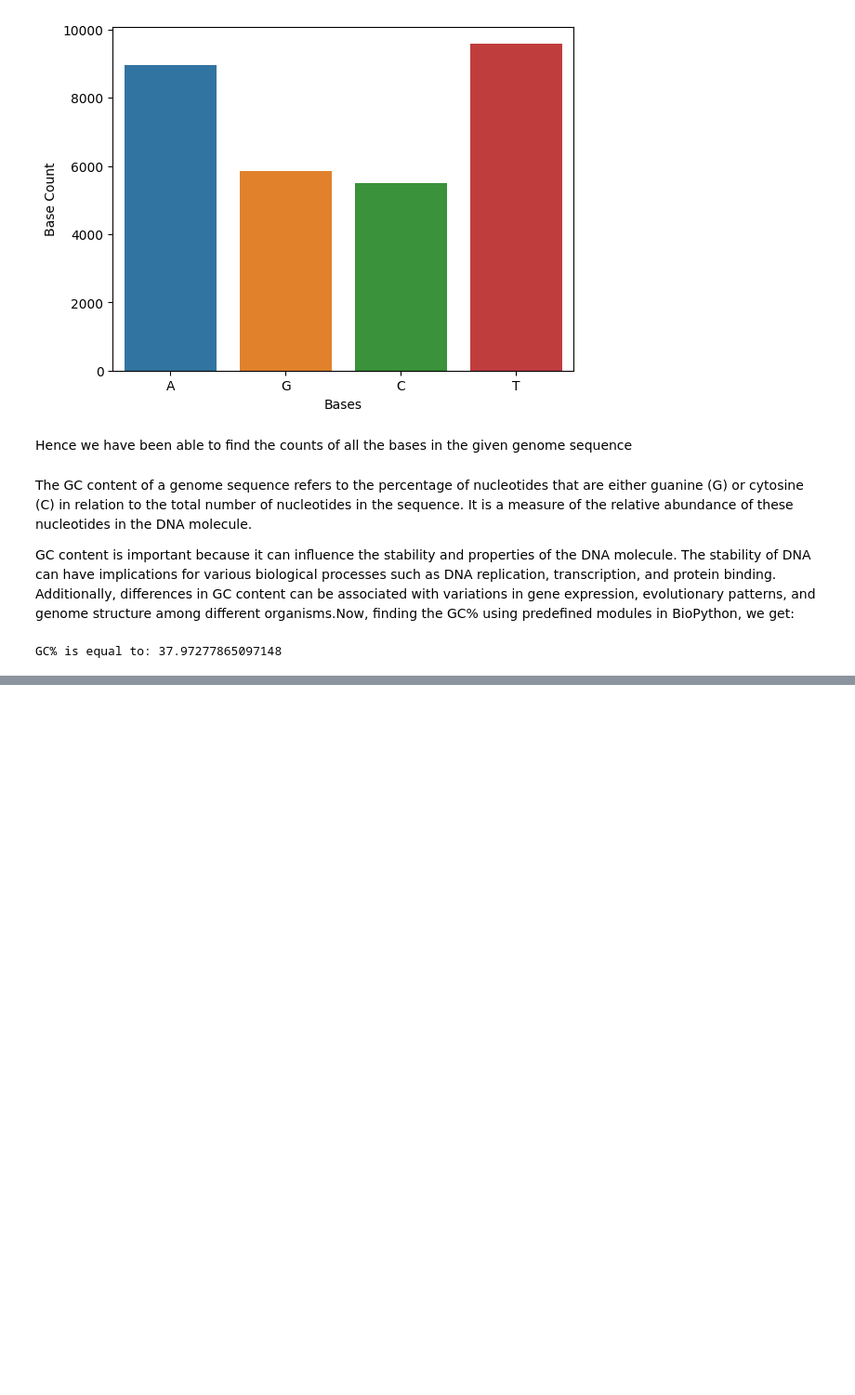
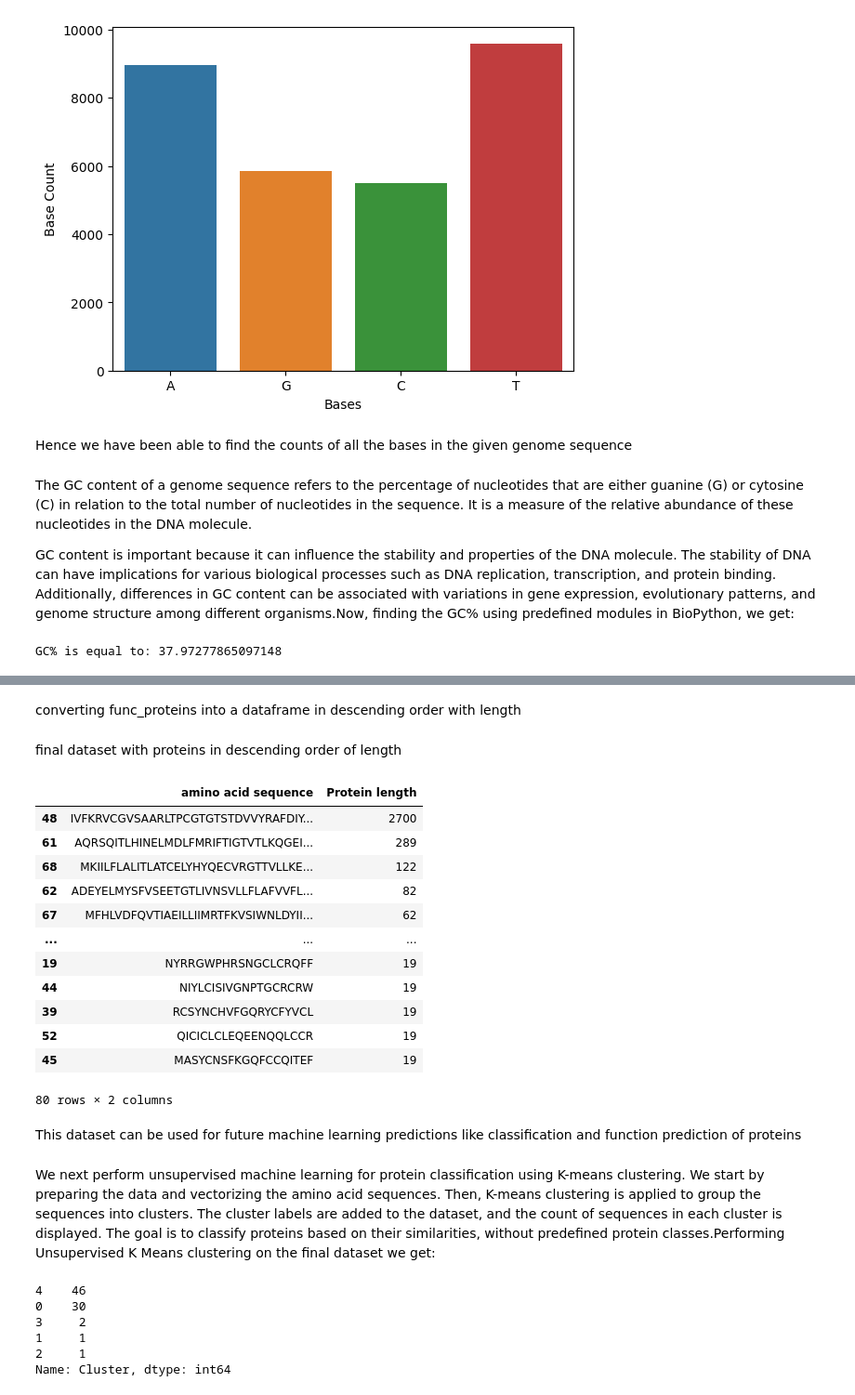
Before and after one commit to ArunMunagala7/kaggle-projects, a Jupyter notebook: protein-transcription-translation-using-biopython.ipynb, the cells around one changed output, grey strips where cells are left out. Shown at 93% size. Cells and saved outputs as stored; diff of their text form; code cells hidden in the pictures; blank space fills up the shorter version.

Commit message:
Kaggle Notebook | Protein transcription,translation using biopython | Version 2

```diff
--- a/protein-transcription-translation-using-biopython.ipynb
+++ b/protein-transcription-translation-using-biopython.ipynb
@@ -123,0 +176,3 @@ GC% is equal to: 37.97277865097148
+# %%
+func_proteins = covid19_pro.split('*')#since * is the end codon
+print(f"We have {len(func_proteins)} functional proteins in the covid 19 genome")
@@ -123,0 +185,4 @@ GC% is equal to: 37.97277865097148
+# %%
+for i in func_proteins[:]:
+    if len(i) < 20:
+        func_proteins.remove(i)
@@ -123,0 +217,62 @@ GC% is equal to: 37.97277865097148
+# %% [markdown]
+converting func_proteins into a dataframe in descending order with length
+# %%
+proteinas=pd.DataFrame(func_proteins)
+proteinas['amino acid sequence'] = proteinas[0].apply(str)
+proteinas['Protein length'] = proteinas[0].apply(len)
+proteinas.rename(columns={0: "sequence"}, inplace=True)
+pro=proteinas.drop('sequence', axis=1)
+pro_= pro.sort_values(by=['Protein length'], ascending=False)
+# %%
+pro_['amino acid sequence'] = pro.iloc[:, 1:2701].apply(lambda x: ''.join(filter(lambda y: y is not None, x)), axis=1)
+pro_= pro_.drop(pro.columns[0:2700], axis=1)
+pro_['Protein length'] = pro_['amino acid sequence'].str.len()
+pro_ = pro_.sort_values('Protein length', ascending=False)
+# %% [markdown]
+final dataset with proteins in descending order of length
+# %%
+pro_
+# %% [output]
+|  | amino acid sequence | Protein length |
+| 48 | IVFKRVCGVSAARLTPCGTGTSTDVVYRAFDIY... | 2700 |
+| 61 | AQRSQITLHINELMDLFMRIFTIGTVTLKQGEI... | 289 |
+| 68 | MKIILFLALITLATCELYHYQECVRGTTVLLKE... | 122 |
+| 62 | ADEYELMYSFVSEETGTLIVNSVLLFLAFVVFL... | 82 |
+| 67 | MFHLVDFQVTIAEILLIIMRTFKVSIWNLDYII... | 62 |
+| ... | ... | ... |
+| 19 | NYRRGWPHRSNGCLCRQFF | 19 |
+| 44 | NIYLCISIVGNPTGCRCRW | 19 |
+| 39 | RCSYNCHVFGQRYCFYVCL | 19 |
+| 52 | QICICLCLEQEENQQLCCR | 19 |
+| 45 | MASYCNSFKGQFCCQITEF | 19 |
+80 rows × 2 columns
+# %% [markdown]
+This dataset can be used for future machine learning predictions like classification and function prediction of proteins
+# %% [markdown]
+We next perform unsupervised machine learning for protein classification using K-means clustering. We start by preparing the data and vectorizing the amino acid sequences. Then, K-means clustering is applied to group the sequences into clusters. The cluster labels are added to the dataset, and the count of sequences in each cluster is displayed. The goal is to classify proteins based on their similarities, without predefined protein classes.Performing Unsupervised K Means clustering on the final dataset we get:
+# %%
+import pandas as pd
+from sklearn.feature_extraction.text import CountVectorizer
+from sklearn.cluster import KMeans
+
+# Prepare the data
+X = pro_['amino acid sequence']
+
+# Vectorize the sequences using CountVectorizer
+vectorizer = CountVectorizer(analyzer='char')
+X_encoded = vectorizer.fit_transform(X)
+
+# Perform K-means clustering
+k = 5  # Number of clusters
+kmeans = KMeans(n_clusters=k, random_state=42)
+kmeans.fit(X_encoded)
+cluster_labels = kmeans.labels_
+pro_['Cluster'] = cluster_labels
+print(pro_['Cluster'].value_counts())
+# %% [output]
+4    46
+0    30
+3     2
+1     1
+2     1
+Name: Cluster, dtype: int64
```
Also changed, not shown: parts of 17 cells of this notebook.
